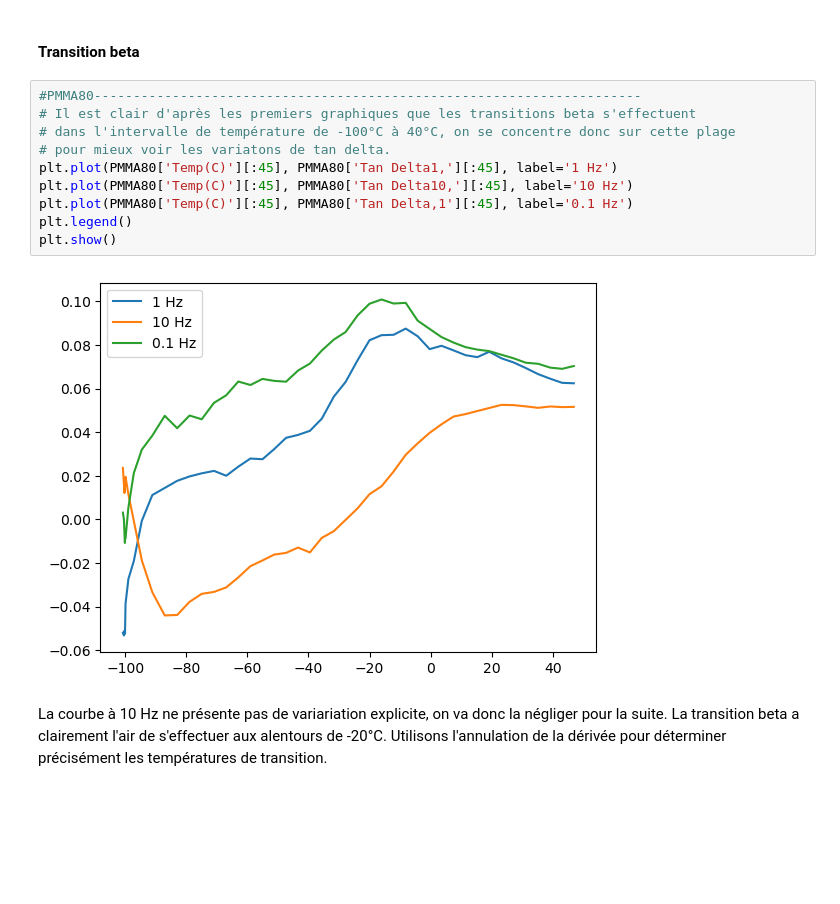
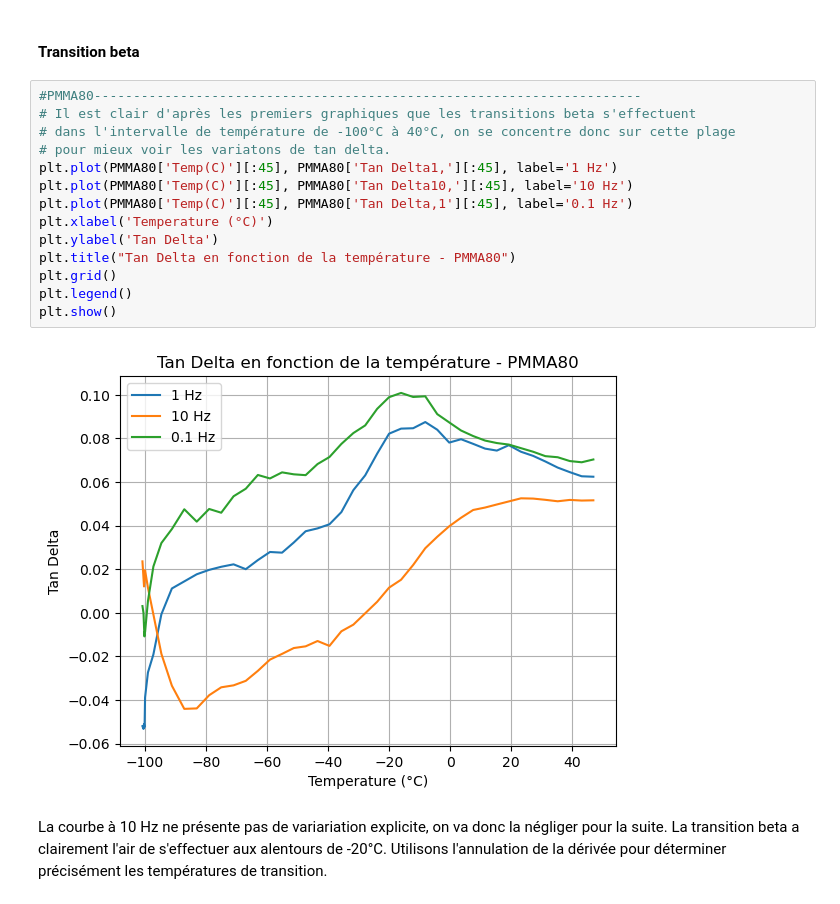
Before and after one commit to noamguillou/MPI-TP7, a Jupyter notebook: TP7.ipynb, the cells around one changed output. Drawn from its saved outputs; the diff is of its cells as text; blank space fills up the shorter version.

```diff
--- a/TP7.ipynb
+++ b/TP7.ipynb
@@ -154,15 +154,19 @@ Energie d'activation pour PMMA3500 : [[684.80098704]] kJ/mol
 # %%
 #PMMA80----------------------------------------------------------------------
 # Il est clair d'après les premiers graphiques que les transitions beta s'effectuent
 # dans l'intervalle de température de -100°C à 40°C, on se concentre donc sur cette plage
 # pour mieux voir les variatons de tan delta.
 plt.plot(PMMA80['Temp(C)'][:45], PMMA80['Tan Delta1,'][:45], label='1 Hz')
 plt.plot(PMMA80['Temp(C)'][:45], PMMA80['Tan Delta10,'][:45], label='10 Hz')
 plt.plot(PMMA80['Temp(C)'][:45], PMMA80['Tan Delta,1'][:45], label='0.1 Hz')
+plt.xlabel('Temperature (°C)')
+plt.ylabel('Tan Delta')
+plt.title("Tan Delta en fonction de la température - PMMA80")
+plt.grid()
 plt.legend()
 plt.show()
 # %% [output]
-[figure, old version]
+[figure, new version]
 # %% [markdown]
 La courbe à 10 Hz ne présente pas de variariation explicite, on va donc la négliger pour la suite. La transition beta a clairement l'air de s'effectuer aux alentours de -20°C. Utilisons l'annulation de la dérivée pour déterminer précisément les températures de transition.
 # %%
```
Also changed, not shown: parts of 10 cells of this notebook.
